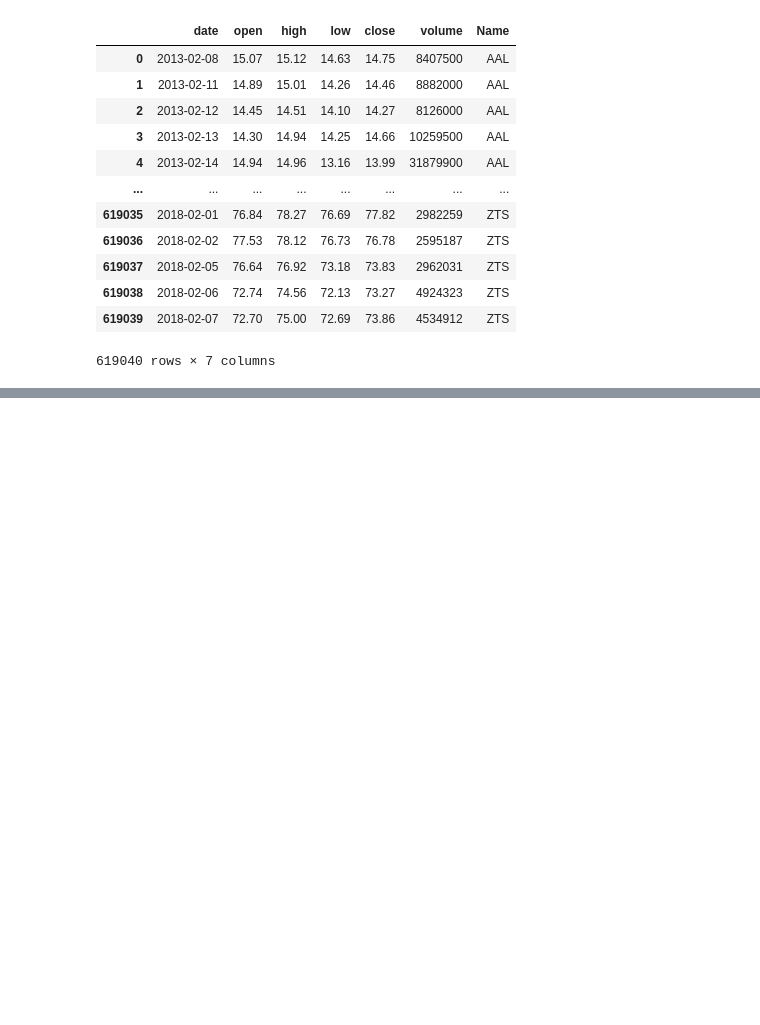
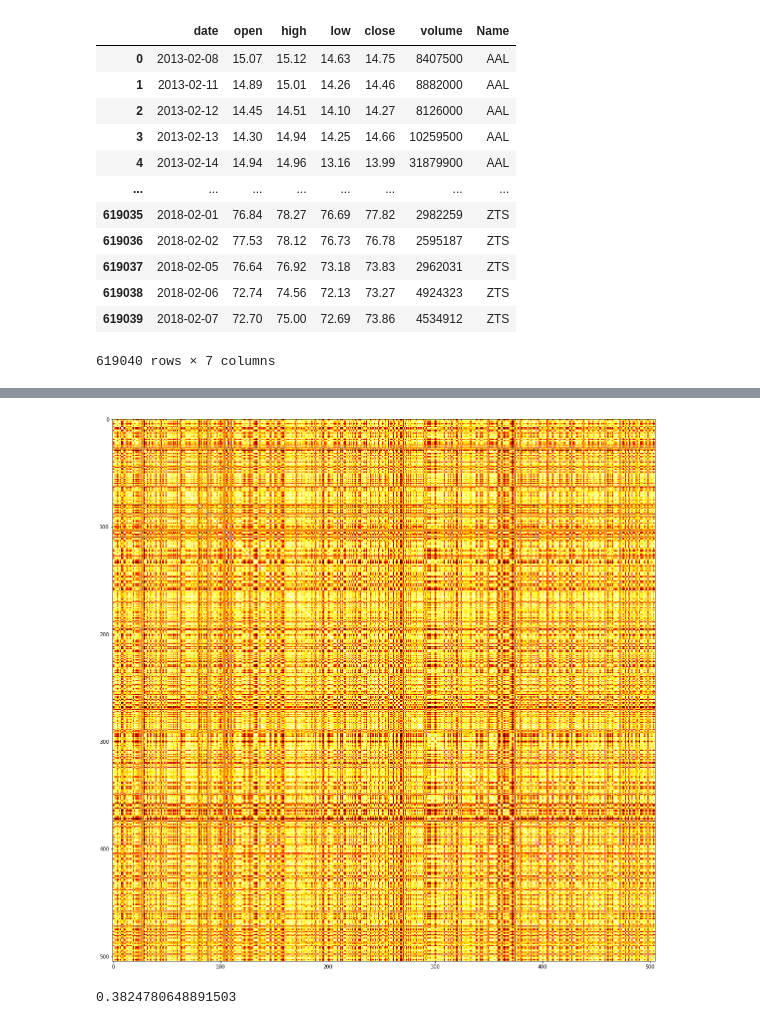
Before and after one commit to sahanasai11/MarketMaven, a Jupyter notebook: Generating Initial Stock Correlation Network.ipynb, the cells around one changed output, grey strips where cells are left out. Cells and saved outputs as stored; diff of their text form; code cells hidden in the pictures; blank space fills up the shorter version.

Commit message:
correlation network

```diff
--- a/Generating Initial Stock Correlation Network.ipynb
+++ b/Generating Initial Stock Correlation Network.ipynb
@@ -30,4 +30,5 @@ for stock in stocks:
     stock_dict[stock] = []
 # %%
 for i, row in data.iterrows():
-    stock_dict[row['Name']].append(dict(row))
+    if '2018' in row['date']:
+        stock_dict[row['Name']].append(dict(row))
@@ -97,0 +70,12 @@ graph = create_correlation_network()
+# %%
+correlation_matrix = create_correlation_matrix()
+# %%
+plt.figure(figsize=(20, 20))
+plt.imshow(correlation_matrix, cmap='hot', interpolation='nearest')
+plt.show()
+# %% [output]
+[figure, added]
+# %%
+np.mean(correlation_matrix)
+# %% [output]
+0.3824780648891503
```
Also changed, not shown: parts of 8 cells of this notebook.
